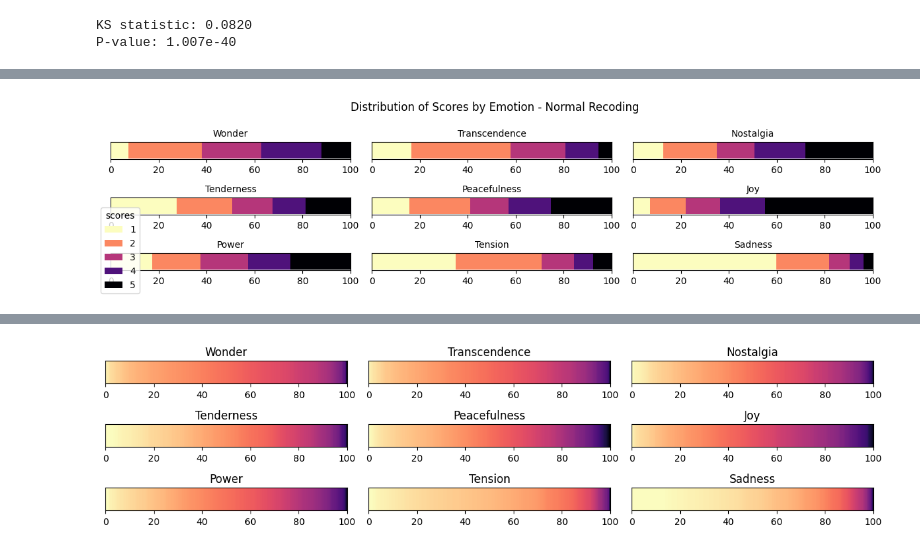
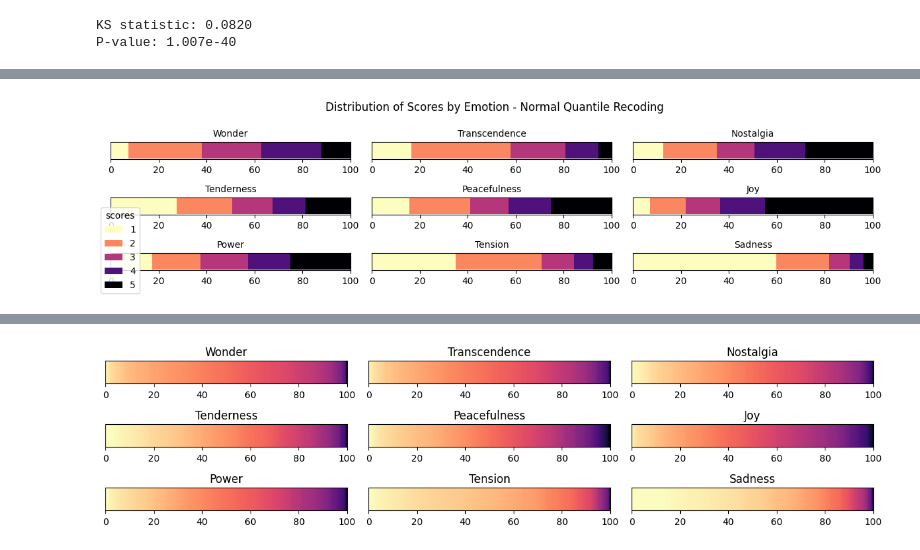
Before and after one commit to Squidez/MJF-GEMS-Annotations, a Jupyter notebook: data analysis.ipynb, the cells around one changed output, grey strips where cells are left out. Saved outputs shown, nothing was run; the diff lists cells and outputs as text; code cells hidden in the pictures.

```diff
--- a/data analysis.ipynb
+++ b/data analysis.ipynb
@@ -169,6 +179,7 @@ for i, emo in enumerate(emotions_col):
 
     axs[i].boxplot(df[emo])
     axs[i].set_title(f"{emo}")
+    axs[i].set_yticks(list(range(0, 101, 10)))
 
 
 plt.tight_layout()
@@ -180,7 +191,7 @@ plt.show()
 # %%
 def scale_recoder(x, in_min = 0, in_max = 100, out_min = 1, out_max = 5):
     """
-    Recods scores to new scales
+    Recodes scores to new scales
     ---
     Default options recod from 0-100 to 1-5
     """
@@ -236,3 +247,15 @@ plt.tight_layout()
 plt.show()
 # %% [output]
 [figure]
+# %%
+fig, axs = plt.subplots(3, 3, figsize=(4, 7))
+axs = axs.flatten()
+
+for i, emo in enumerate(emotions_col):
+
+    axs[i].boxplot(recoded_lin_df[emo])
+    axs[i].set_title(f"{emo}")
+    axs[i].set_yticks([1, 2, 3, 4, 5])
+
+plt.tight_layout()
+plt.show()
@@ -286,3 +311,15 @@ plt.tight_layout()
 plt.show()
 # %% [output]
 [figure]
+# %%
+fig, axs = plt.subplots(3, 3, figsize=(4, 7))
+axs = axs.flatten()
+
+for i, emo in enumerate(emotions_col):
+
+    axs[i].boxplot(recoded_quantile_df[emo])
+    axs[i].set_title(f"{emo}")
+    axs[i].set_yticks([1, 2, 3, 4, 5])
+
+plt.tight_layout()
+plt.show()
@@ -326,32 +365,32 @@ axs = axs.flatten()
 for i, col in enumerate(emotions_col):
 
     pct = (
         recoded_std_df[col]
         .value_counts(normalize=True)
         .reindex(scores, fill_value=0)
         * 100
     )
 
     bottom = 0
     for score, color in zip(scores, colors):
         axs[i].barh(
             0,
             pct[score],
             left=bottom,
             color=color
         )
         bottom += pct[score]
 
     axs[i].set_title(col, fontsize=10)
     axs[i].set_xlim(0,100)
     axs[i].set_yticks([])
 
 
 plt.figlegend(title = 'scores', labels = [1,2,3,4,5], loc=3)
-fig.suptitle("Distribution of Scores by Emotion - Normal Recoding", fontsize=12)
+fig.suptitle("Distribution of Scores by Emotion - Normal Quantile Recoding", fontsize=12)
 
 
 plt.tight_layout()
 plt.show()
 # %% [output]
-[figure, old version]
+[figure, new version]
```
Also changed, not shown: parts of 9 cells of this notebook.
